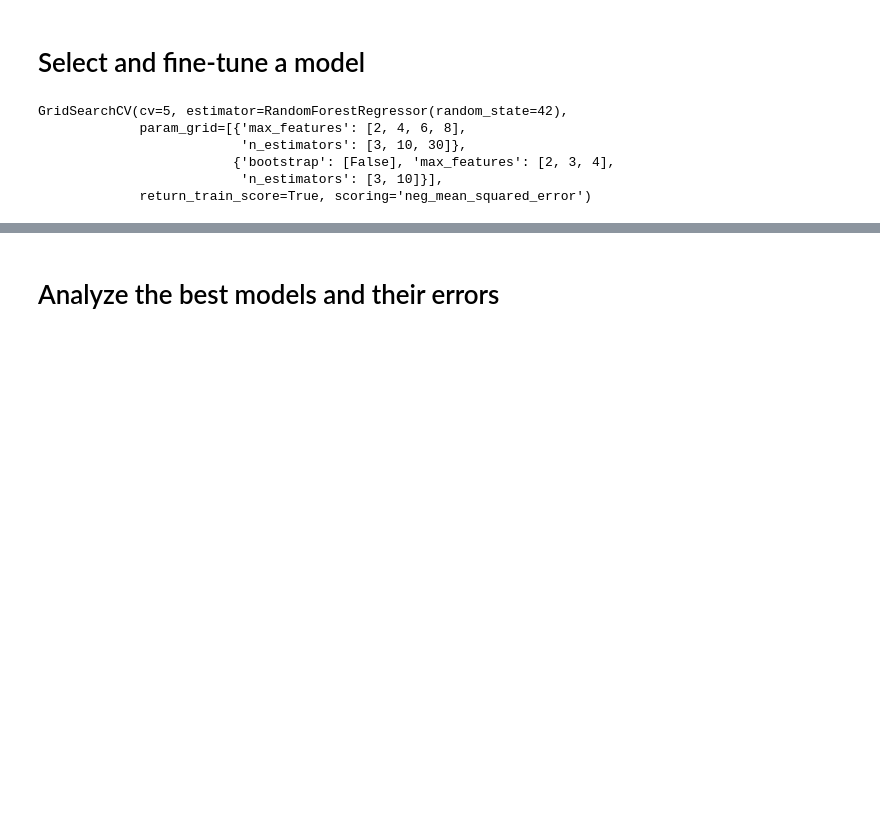
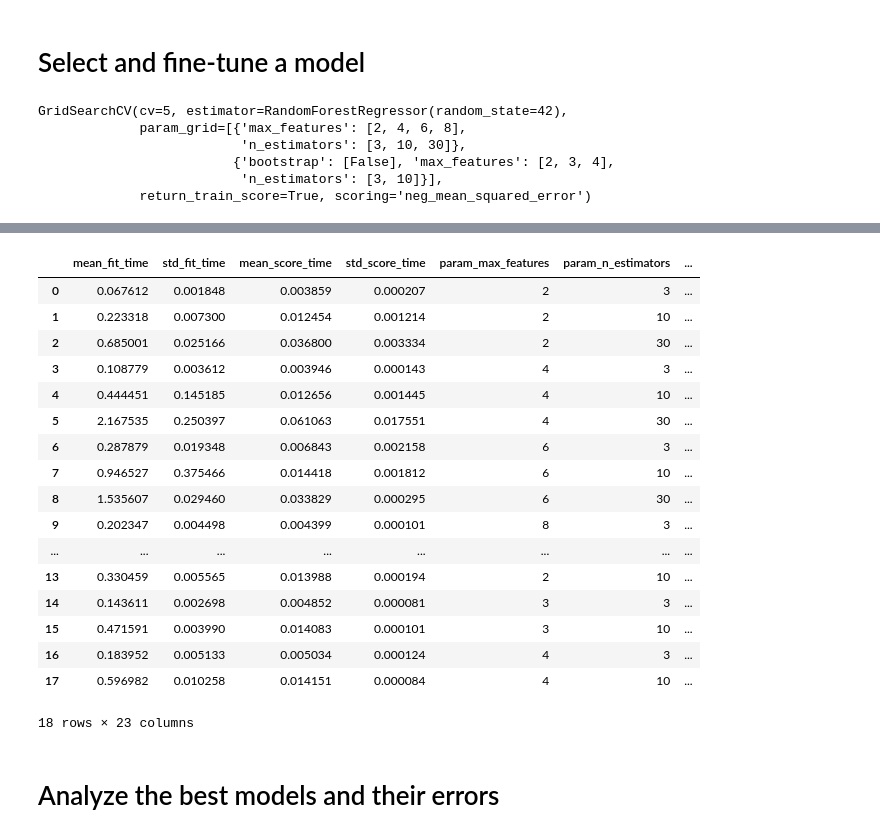
Before and after one commit to ColstonBod-oy/handson-ml-exercises, a Jupyter notebook: Housing.ipynb, the cells around one changed output, grey strips where cells are left out. Drawn from its saved outputs; the diff is of its cells as text; code cells hidden in the pictures; blank space fills up the shorter version.

```diff
--- a/Housing.ipynb
+++ b/Housing.ipynb
@@ -216,3 +251,24 @@ GridSearchCV(cv=5, estimator=RandomForestRegressor(random_state=42),
+# %%
+pd.DataFrame(grid_search.cv_results_)
+# %% [output]
+|  | mean_fit_time | std_fit_time | mean_score_time | std_score_time | param_max_features | param_n_estimators | ... |
+| 0 | 0.067612 | 0.001848 | 0.003859 | 0.000207 | 2 | 3 | ... |
+| 1 | 0.223318 | 0.007300 | 0.012454 | 0.001214 | 2 | 10 | ... |
+| 2 | 0.685001 | 0.025166 | 0.036800 | 0.003334 | 2 | 30 | ... |
+| 3 | 0.108779 | 0.003612 | 0.003946 | 0.000143 | 4 | 3 | ... |
+| 4 | 0.444451 | 0.145185 | 0.012656 | 0.001445 | 4 | 10 | ... |
+| 5 | 2.167535 | 0.250397 | 0.061063 | 0.017551 | 4 | 30 | ... |
+| 6 | 0.287879 | 0.019348 | 0.006843 | 0.002158 | 6 | 3 | ... |
+| 7 | 0.946527 | 0.375466 | 0.014418 | 0.001812 | 6 | 10 | ... |
+| 8 | 1.535607 | 0.029460 | 0.033829 | 0.000295 | 6 | 30 | ... |
+| 9 | 0.202347 | 0.004498 | 0.004399 | 0.000101 | 8 | 3 | ... |
+| ... | ... | ... | ... | ... | ... | ... | ... |
+| 13 | 0.330459 | 0.005565 | 0.013988 | 0.000194 | 2 | 10 | ... |
+| 14 | 0.143611 | 0.002698 | 0.004852 | 0.000081 | 3 | 3 | ... |
+| 15 | 0.471591 | 0.003990 | 0.014083 | 0.000101 | 3 | 10 | ... |
+| 16 | 0.183952 | 0.005133 | 0.005034 | 0.000124 | 4 | 3 | ... |
+| 17 | 0.596982 | 0.010258 | 0.014151 | 0.000084 | 4 | 10 | ... |
+18 rows × 23 columns
 # %% [markdown]
 # Analyze the best models and their errors
 # %%
```
Also changed, not shown: parts of 5 cells of this notebook.
